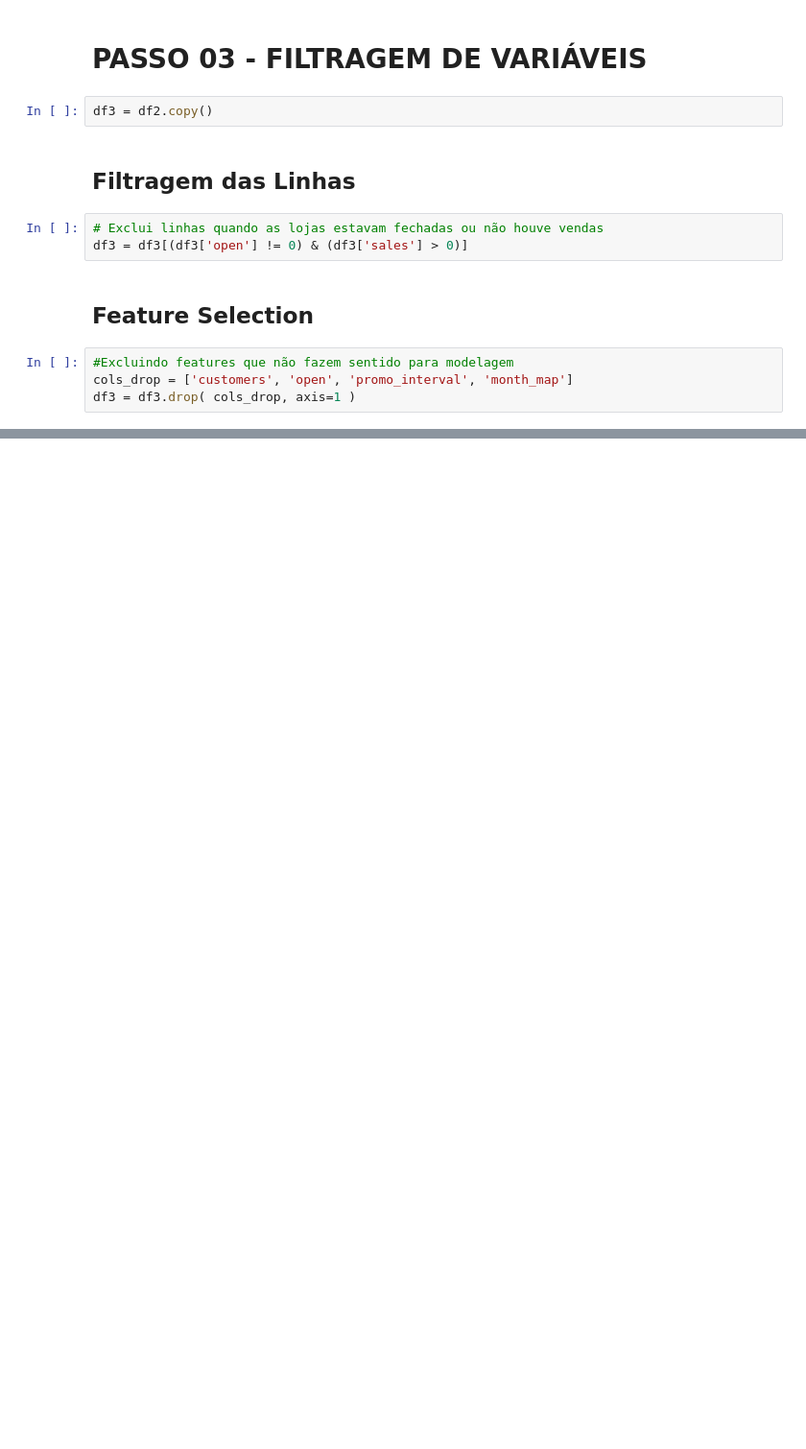
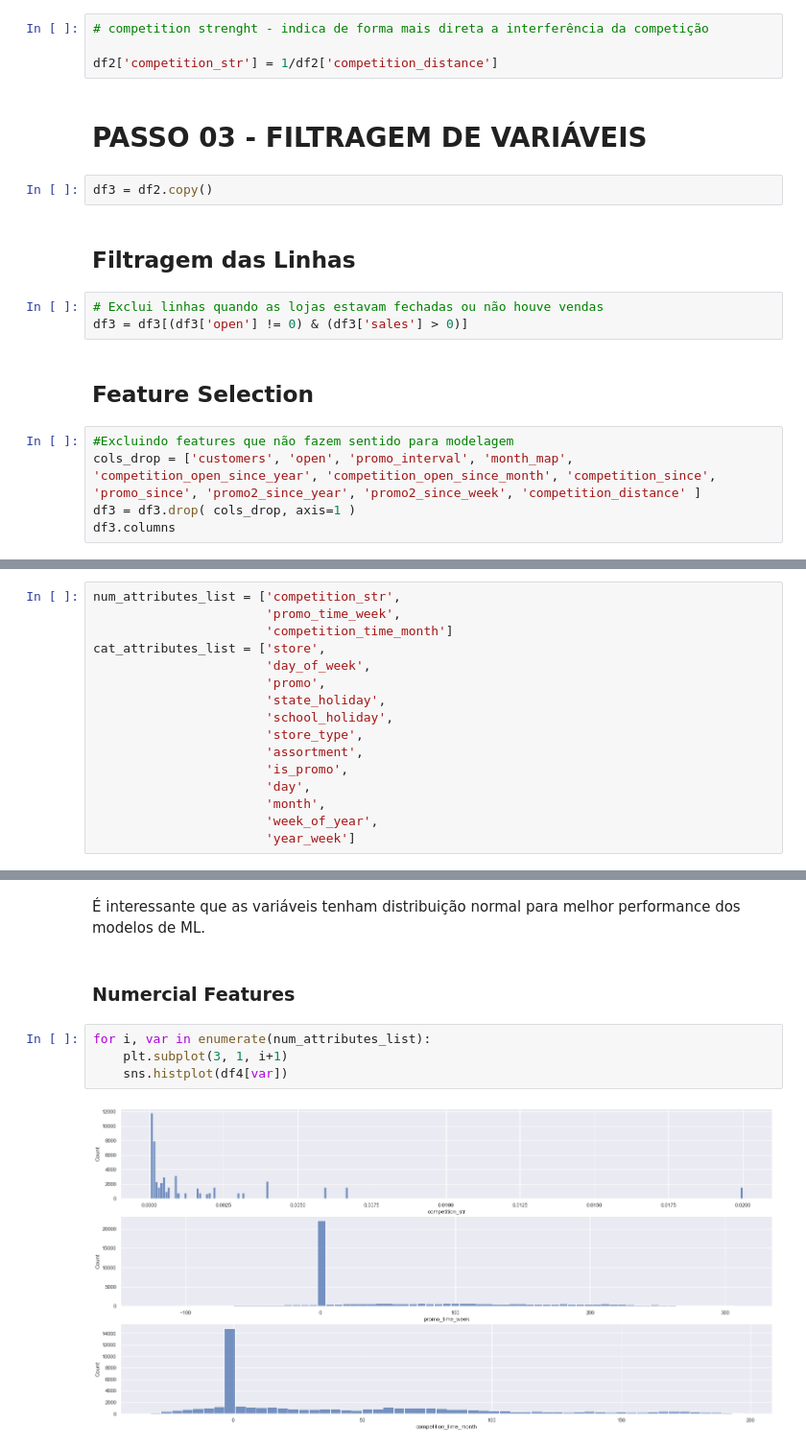
Before and after one commit to enerdb/Store-Sales-Prediction, a Jupyter notebook: store_sales_prediction.ipynb, the cells around one changed output, grey strips where cells are left out. Shown: that part at 96% size. Saved outputs shown, nothing was run; the diff lists cells and outputs as text; blank space fills up the shorter version.

```diff
--- a/store_sales_prediction.ipynb
+++ b/store_sales_prediction.ipynb
@@ -413,6 +421,10 @@ df2['promo_since'] = df2['promo_since'].apply( lambda x: datetime.datetime.strpt
 
 # calcula o timedelta da promoção em semanas
 df2['promo_time_week'] = ( ( df2['date'] - df2['promo_since'] )/7 ).apply( lambda x: x.days ).astype( int64 )
+# %%
+# competition strenght - indica de forma mais direta a interferência da competição
+
+df2['competition_str'] = 1/df2['competition_distance']
 # %% [markdown]
 # PASSO 03 - FILTRAGEM DE VARIÁVEIS
 # %%
@@ -426,5 +438,6 @@ df3 = df3[(df3['open'] != 0) & (df3['sales'] > 0)]
 ## Feature Selection
 # %%
 #Excluindo features que não fazem sentido para modelagem
-cols_drop = ['customers', 'open', 'promo_interval', 'month_map']
+cols_drop = ['customers', 'open', 'promo_interval', 'month_map', 'competition_open_since_year', 'competition_open_since_month', 'competition_since', 'promo_since', 'promo2_since_year', 'promo2_since_week', 'competition_distance' ]
 df3 = df3.drop( cols_drop, axis=1 )
+df3.columns
@@ -484,0 +450,16 @@ num_attributes.head()
+# %%
+num_attributes_list = ['competition_str',
+                       'promo_time_week',
+                       'competition_time_month']
+cat_attributes_list = ['store',
+                       'day_of_week',
+                       'promo',
+                       'state_holiday',
+                       'school_holiday',
+                       'store_type',
+                       'assortment',
+                       'is_promo',
+                       'day',
+                       'month',
+                       'week_of_year',
+                       'year_week']
@@ -484,0 +472,10 @@ num_attributes.head()
+# %% [markdown]
+É interessante que as variáveis tenham distribuição normal para melhor performance dos modelos de ML.
+# %% [markdown]
+### Numercial Features
+# %%
+for i, var in enumerate(num_attributes_list):
+    plt.subplot(3, 1, i+1)
+    sns.histplot(df4[var])
+# %% [output]
+[figure, added]
```
Also changed, not shown: parts of 54 cells of this notebook.
